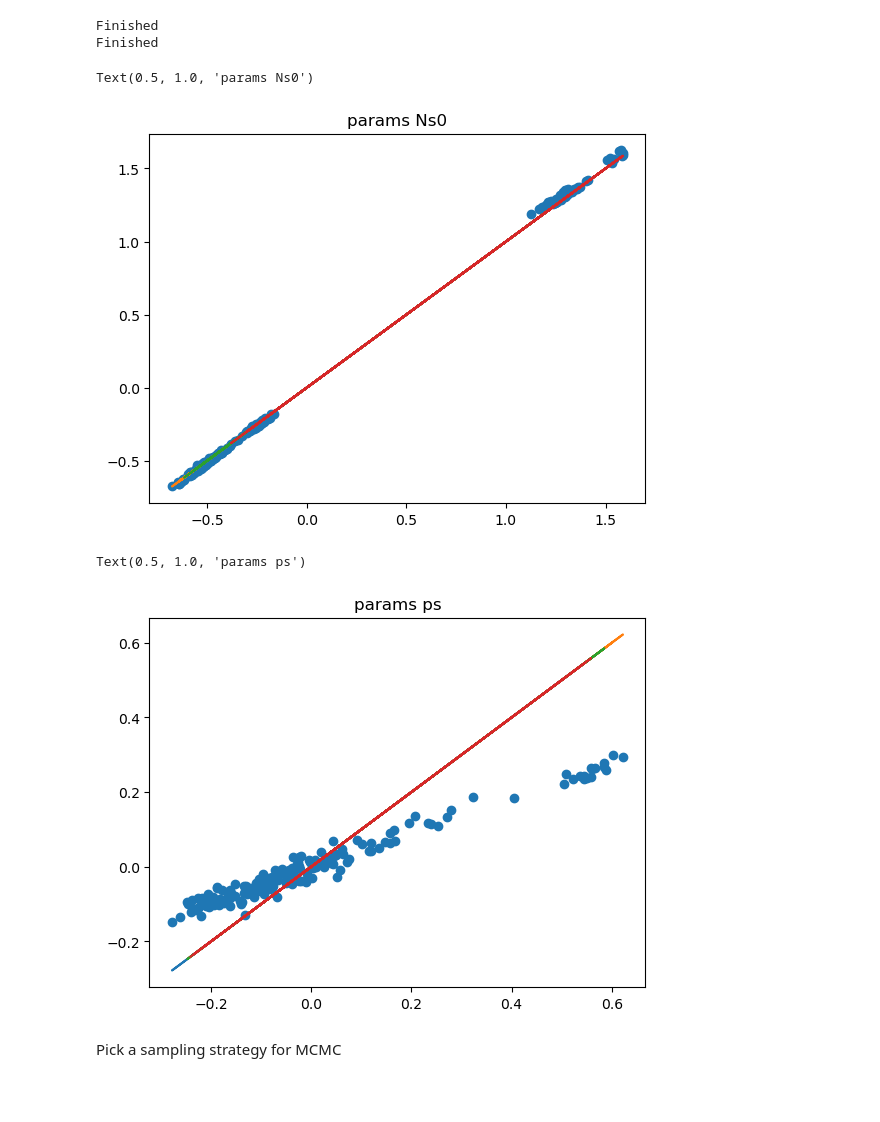
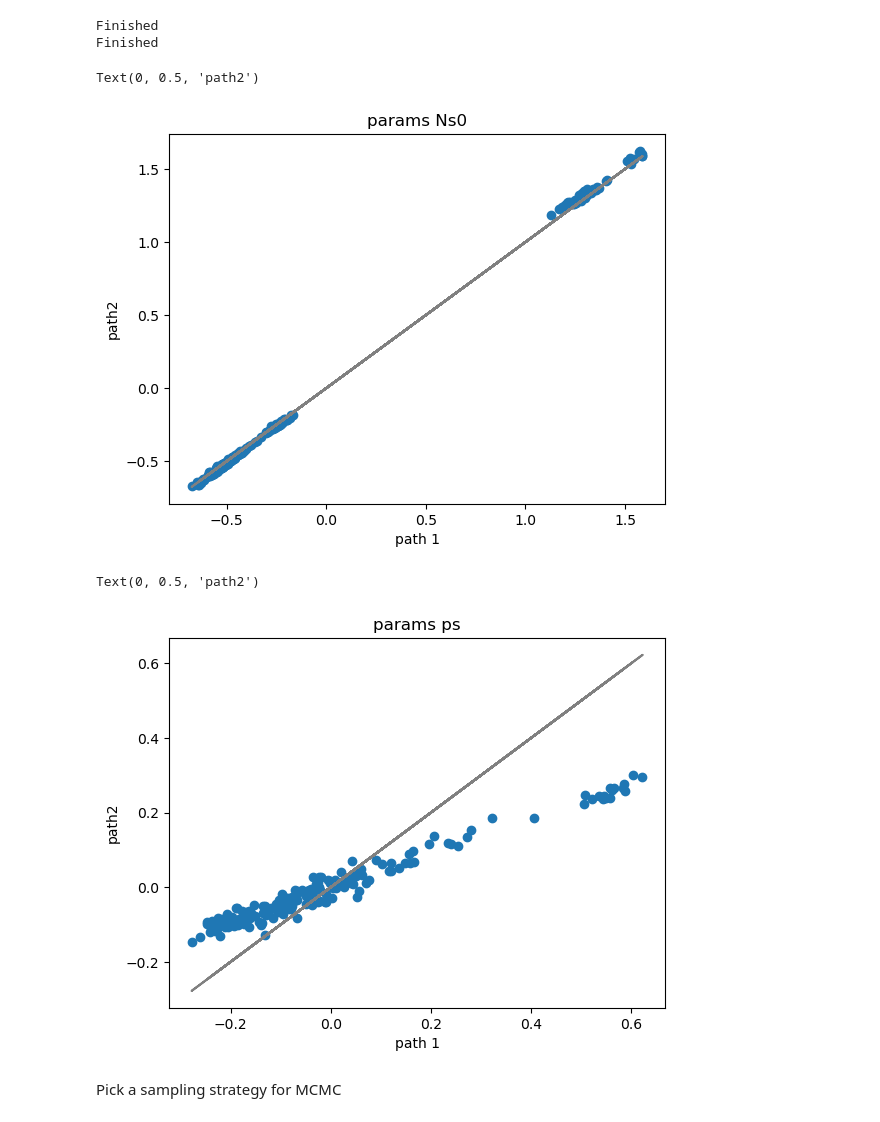
Before and after one commit to stecrotti/Aptamer2025py, a Jupyter notebook: experiments/dataset_1_paths.ipynb, the cells around one changed output. Saved outputs shown, nothing was run; the diff lists cells and outputs as text; code cells hidden in the pictures; blank space fills up the shorter version.

```diff
--- a/experiments/dataset_1_paths.ipynb
+++ b/experiments/dataset_1_paths.ipynb
@@ -87,19 +87,23 @@ params_paths_zerosum = [indep_sites.set_zerosum_gauge(p) for p in params_paths]
 # %%
 fig, ax = plt.subplots()
 ax.scatter(params_paths_zerosum[0]["bias_Ns0"], params_paths_zerosum[1]["bias_Ns0"])
-ax.plot(params_paths_zerosum[0]["bias_Ns0"], params_paths_zerosum[0]["bias_Ns0"])
+ax.plot(params_paths_zerosum[0]["bias_Ns0"], params_paths_zerosum[0]["bias_Ns0"], color='gray')
 ax.set_title('params Ns0')
+ax.set_xlabel('path 1')
+ax.set_ylabel('path2')
 # %% [output]
-Text(0.5, 1.0, 'params Ns0')
+Text(0, 0.5, 'path2')
-[figure, old version]
+[figure, new version]
 # %%
 fig, ax = plt.subplots()
 ax.scatter(params_paths_zerosum[0]["bias_ps"], params_paths_zerosum[1]["bias_ps"])
-ax.plot(params_paths_zerosum[0]["bias_ps"], params_paths_zerosum[0]["bias_ps"])
+ax.plot(params_paths_zerosum[0]["bias_ps"], params_paths_zerosum[0]["bias_ps"], color='gray')
 ax.set_title('params ps')
+ax.set_xlabel('path 1')
+ax.set_ylabel('path2')
 # %% [output]
-Text(0.5, 1.0, 'params ps')
+Text(0, 0.5, 'path2')
-[figure, old version]
+[figure, new version]
 # %% [markdown]
 Pick a sampling strategy for MCMC
 # %%
```
Also changed, not shown: 2 other files.
